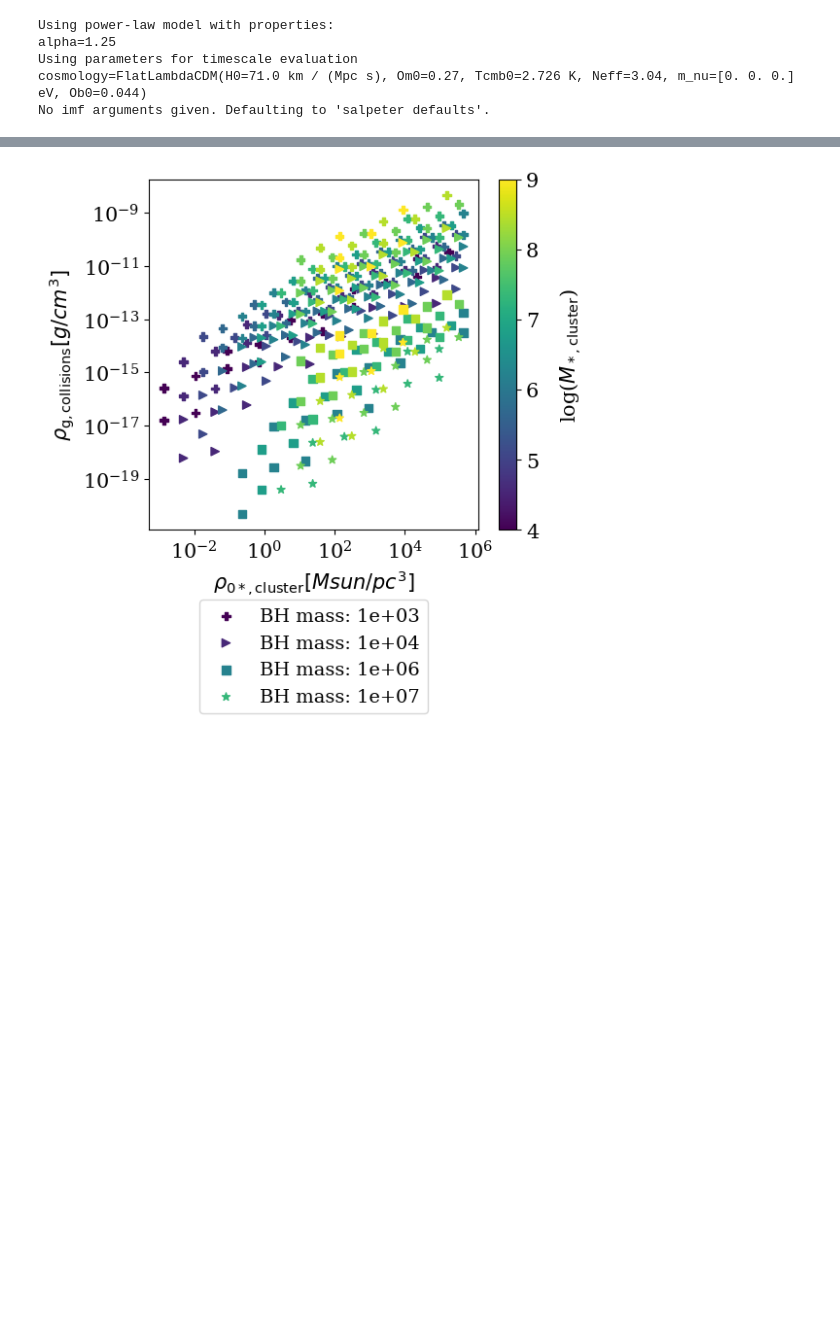
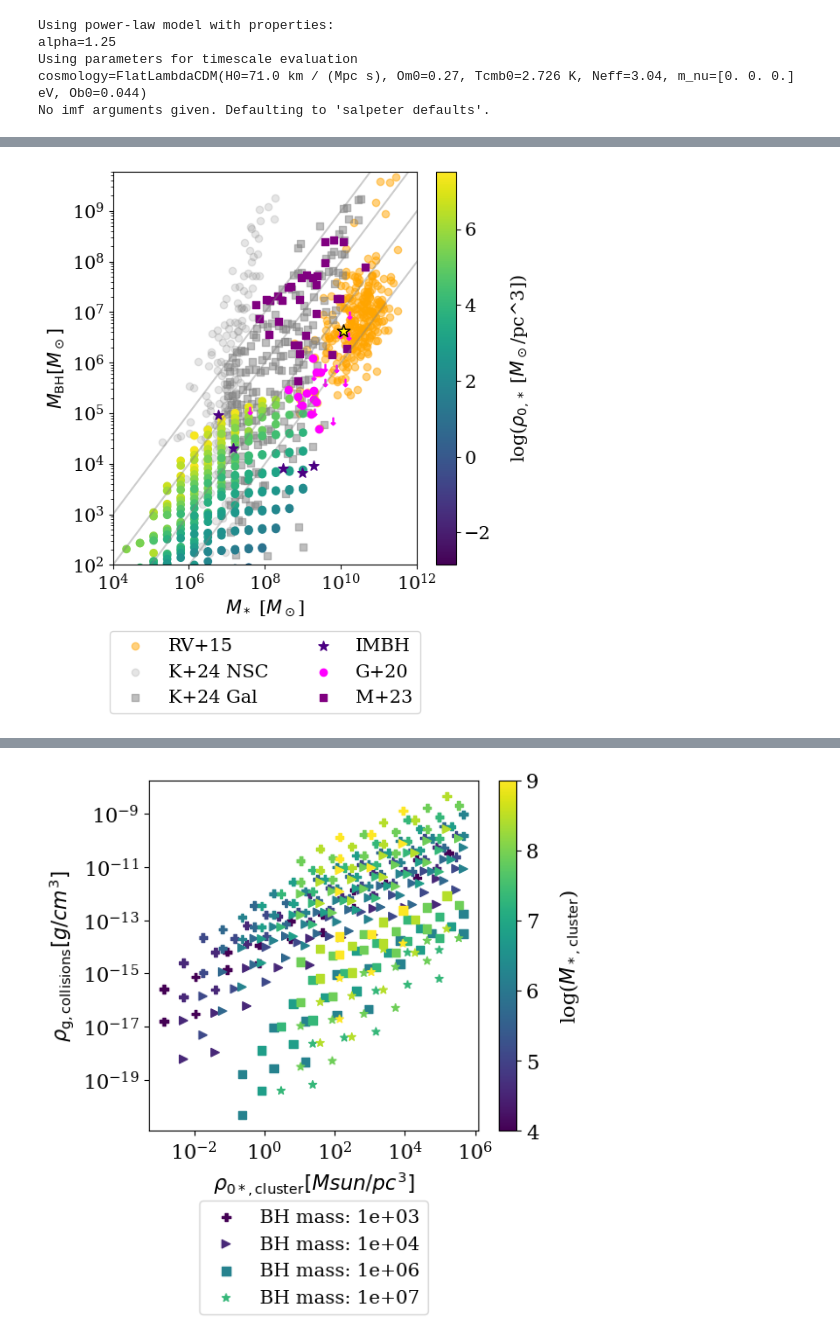
Before and after one commit to astro-claire/timescale-plots, a Jupyter notebook: modelv2.ipynb, the cells around one changed output, grey strips where cells are left out. Drawn from its saved outputs; the diff is of its cells as text; code cells hidden in the pictures; blank space fills up the shorter version.

```diff
--- a/modelv2.ipynb
+++ b/modelv2.ipynb
@@ -257,0 +435,97 @@ np.log10(5.78e5/2/(0.2**3))
+# %%
+import pandas
+highz = pd.read_csv('../JWST Data/highzagns.csv', header=None, names = ['Mstar', 'Mbh'] )
+
+nuclear = pd.read_csv('../JWST Data/nuclearclusters.csv', header=None, names = ['Mstar', 'Mbh'] )
+dwarfs = pd.read_csv('../JWST Data/dwarfagn.csv', header=None, names = ['Mstar', 'Mbh'] )
+upperlims = pd.read_csv('../JWST Data/mbhupperlims.csv', header=None, names = ['Mstar', 'Mbh'] )
+kritos = pd.read_csv('../JWST Data/kritos_data.csv', header=None, names = ['Mstar', 'Mbh'] )
+kritos2 = pd.read_csv('../JWST Data/kritos_data2.csv', header=None, names = ['Mstar', 'Mbh'] )
+# %%
+out = out_nobh
+fig, ax = plt.subplots(figsize=(6, 7))
+
+logM_star = table3["logM_star"]
+logM_BH = table3["logM_BH"]
+logM_BH_err = table3["logM_BH_err"]
+
+# Convert to linear masses
+M_star = 10**logM_star
+M_BH = 10**logM_BH
+
+# Convert log errors to asymmetric linear errors
+M_BH_upper = 10**(logM_BH + logM_BH_err) - M_BH
+M_BH_lower = M_BH - 10**(logM_BH - logM_BH_err)
+
+yerr = np.vstack([M_BH_lower, M_BH_upper])
+
+# plt.figure(figsize=(6,5))
+
+# plt.errorbar(
+#     M_star,
+#     M_BH,
+#     # yerr=yerr,
+#     fmt='.',
+#     markersize=10,
+#     alpha=0.5,
+#     capsize=0,
+#     label ="RV +15"
+# )
+plt.scatter(M_star, M_BH, alpha = 0.5, color = "orange", label = "RV+15")
+# 244 broad-line AGN sample
+# plt.errorbar(
+#     M_star_2,
+#     M_BH_2,
+#     # yerr=yerr_2,
+#     fmt='.',
+#     markersize=10,
+#     alpha=0.5,
+#     capsize=0,
+#     label="RV15"
+# )
+plt.scatter(M_star_2,M_BH_2, alpha=0.5, color = "orange")
+plt.scatter(kritos['Mstar'], kritos['Mbh'], marker = "o",color = "grey", alpha =0.2, label= "K+24 NSC")
+plt.scatter(kritos2['Mstar'], kritos2['Mbh'], marker = "s",color = "grey", alpha = 0.5, label= "K+24 Gal")
+#  plt.loglog(tester['mass_accretion_rate']*(u.Msun/u.yr))
+
+ax.set_xscale('log')
+ax.set_yscale('log')
+# ax.plot(rho_array, MVMS_pg, color='orange', label =r"GP+24, 1e6$M_\odot$")
+# ax.fill_between(rho_array.value, MVMS_pg_upper.value, y2 =MVMS_pg_lower.value,alpha = 0.3,color='orange')
+# ax.plot(rho_array, MVMS_pg_upper)
+# ax.plot(rho_array, MVMS_pg_lower)
+# plt.scatter(rho_h, m_vms_max, s =100, marker = '*', color = 'red',label =r'M+26,$\sim$1e5-1e6$M_\odot$')
+# ax.scatter([6.99e7], [5.38e4], label = "V+25, $\sim1e6 M_\odot$", marker = "D",s = 50,color = "purple")
+# ax.scatter([1e7], [9000],label = "P+25, $\sim1e6 M_\odot$",
+        # marker = "P",s = 75,color = "orange")
+plt.scatter(out['mass']*(u.Msun),out['M_VMS']*(u.Msun),
+               c=np.log10((out['rho0']*(u.Msun/(u.pc**3))).value))
+cbar = plt.colorbar()
+plt.scatter(10**nuclear['Mstar'], 10**nuclear['Mbh'], color = "indigo", marker = "*", s = 70, label = "IMBH")
+plt.scatter(10**dwarfs['Mstar'], 10**dwarfs['Mbh'], color = "magenta", label = "G+20")
+plt.scatter(10**upperlims['Mstar'], 10**upperlims['Mbh'],  marker=r'$\downarrow$',color = "magenta")
+plt.scatter(10**highz['Mstar'], 10**highz['Mbh'], marker = "s",color = "purple", label = "M+23")
+plt.scatter(10**nuclear['Mstar'][3], 10**nuclear['Mbh'][3], marker = "*", edgecolor ="black", facecolor= "yellow", s = 120)
+ax.set_xlabel(r"$M_{\rm *}$ [$M_\odot$]")
+ax.set_ylabel(r"$M_{\rm BH} [M_\odot]$")
+cbar.set_label(r'log($\rho_{\rm 0, *}$ [$M_\odot$/pc^3])', rotation=90, labelpad=15)
+ax.legend(
+    loc="lower center",
+    bbox_to_anchor=(0.5, -0.4),
+    frameon=True,ncol=2,
+)
+lines = np.logspace(4,12)
+plt.plot(lines,0.1*lines,color = "grey", alpha = 0.4)
+plt.plot(lines,0.01*lines,color = "grey", alpha = 0.4)
+plt.plot(lines,0.001*lines,color = "grey", alpha = 0.4)
+plt.plot(lines,0.0001*lines,color = "grey", alpha = 0.4)
+ax.set_ylim(1e2,6e9)
+ax.set_xlim(1e4,1e12)
+# ax.grid(True, which="both", ls=":")
+# add_top_mass_axis(ax, rho0=rho0, r0=r0, alpha=alpha, n_ticks=5)
+
+plt.tight_layout()
+plt.savefig("mstar-mbh-relation.pdf",bbox_inches="tight")
+plt.show()
+# %% [output]
+[figure, added]
```
Also changed, not shown: parts of 13 cells of this notebook.
